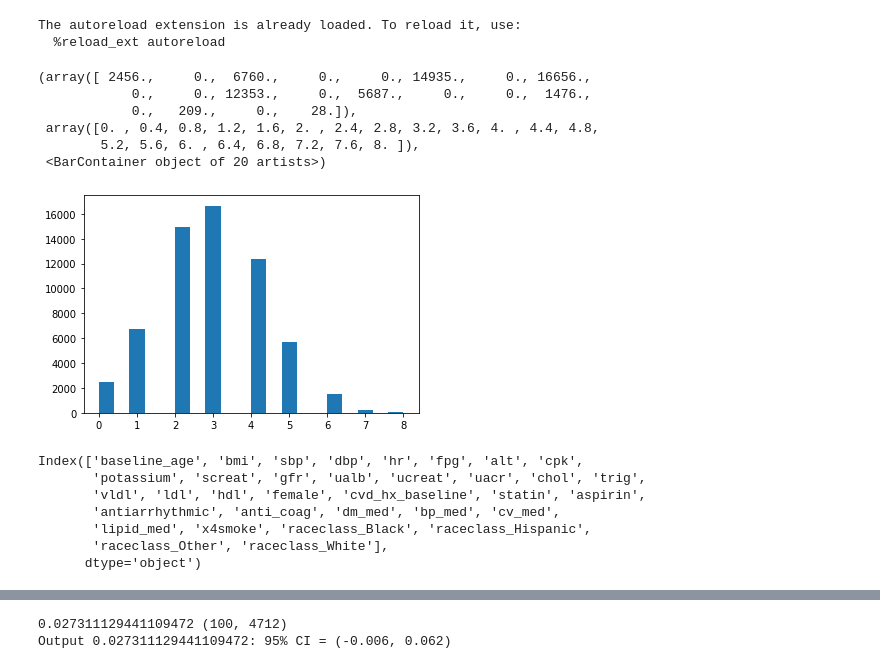
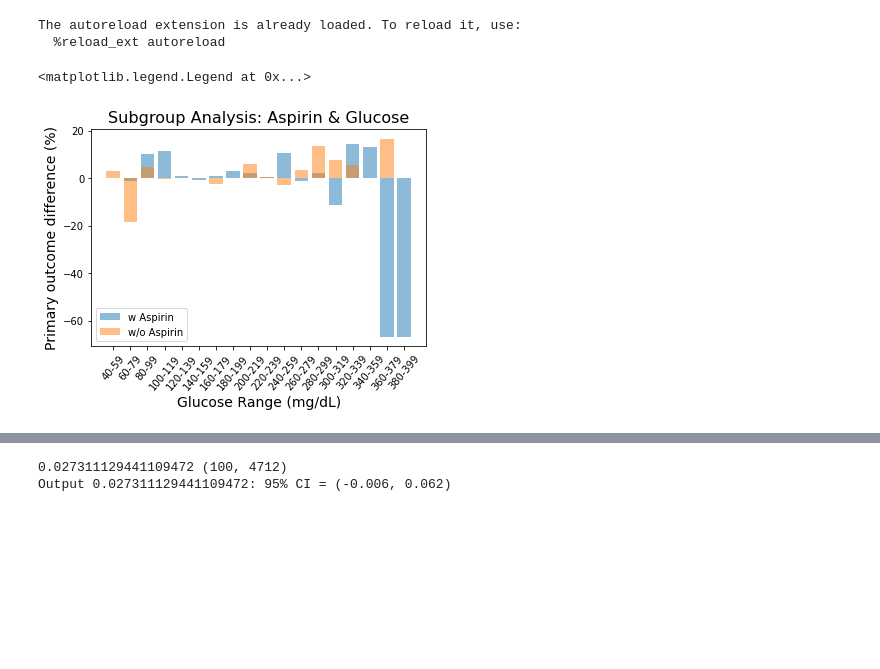
Before and after one commit to q8888620002/Explain_CATE, a Jupyter notebook: accord.ipynb, the cells around one changed output, grey strips where cells are left out. Drawn from its saved outputs; the diff is of its cells as text; code cells hidden in the pictures; blank space fills up the shorter version.

```diff
--- a/accord.ipynb
+++ b/accord.ipynb
@@ -145,16 +145,6 @@ meds['bp_med'] = meds[bp_meds].sum(axis=1)
 meds['cv_med'] = meds[cv_meds].sum(axis=1)
 meds['lipid_med'] = meds[lipid_meds].sum(axis=1)
 # meds["nagents"] = meds[totalmeds].sum(axis=1)
-# %%
-plt.hist(meds["dm_med"], bins=20)
-# %% [output]
-(array([ 2456.,     0.,  6760.,     0.,     0., 14935.,     0., 16656.,
-            0.,     0., 12353.,     0.,  5687.,     0.,     0.,  1476.,
-            0.,   209.,     0.,    28.]),
- array([0. , 0.4, 0.8, 1.2, 1.6, 2. , 2.4, 2.8, 3.2, 3.6, 4. , 4.4, 4.8,
-        5.2, 5.6, 6. , 6.4, 6.8, 7.2, 7.6, 8. ]),
- <BarContainer object of 20 artists>)
-[figure, removed]
 # %%
 
 dfs = [
@@ -214,17 +204,59 @@ data["treatment"] = np.where(data["treatment"].str.contains("Intensive BP"), 1,
 
 data = data[continuous_vars + cate_vars + binary_vars + [treatment] + [outcome]]
 
-scaler = preprocessing.MinMaxScaler()
-data[continuous_vars] = scaler.fit_transform(data[continuous_vars])
-data = pd.get_dummies(data, columns=cate_vars)
-names = data.drop([treatment, outcome], axis=1).columns
-print(names)
+# scaler = preprocessing.MinMaxScaler()
+# data[continuous_vars] = scaler.fit_transform(data[continuous_vars])
+# data = pd.get_dummies(data, columns=cate_vars)
+# names = data.drop([treatment, outcome], axis=1).columns
+# print(names)
-# %% [output]
-Index(['baseline_age', 'bmi', 'sbp', 'dbp', 'hr', 'fpg', 'alt', 'cpk',
-       'potassium', 'screat', 'gfr', 'ualb', 'ucreat', 'uacr', 'chol', 'trig',
-       'vldl', 'ldl', 'hdl', 'female', 'cvd_hx_baseline', 'statin', 'aspirin',
-       'antiarrhythmic', 'anti_coag', 'dm_med', 'bp_med', 'cv_med',
-       'lipid_med', 'x4smoke', 'raceclass_Black', 'raceclass_Hispanic',
-       'raceclass_Other', 'raceclass_White'],
-      dtype='object')
+# %%
+subgroup = data[['aspirin','fpg', 'treatment', 'censor_po']].dropna()
+# %%
+# Group by fpg_group, treatment, and then calculate the mean of censor_po
+
+subgroup['fpg_group'] = (subgroup['fpg'] // 20).astype(int)
+subgroup['pt_count'] = subgroup.groupby('fpg_group')['fpg_group'].transform('count')
+group_counts = subgroup[['fpg_group', 'pt_count']].drop_duplicates()
+
+grouped_with_aspirin = subgroup[subgroup['aspirin'] == 1.0].groupby(['fpg_group', 'treatment'])['censor_po'].mean().unstack()
+# Calculate the absolute difference between treated and control
+grouped_with_aspirin['abs_diff'] = (grouped_with_aspirin[1] - grouped_with_aspirin[0]) * 100
+grouped_with_aspirin = grouped_with_aspirin.reset_index()[['fpg_group', 'abs_diff']]
+
+# Group by fpg_group, treatment, and then calculate the mean of censor_po
+grouped_without_aspirin = subgroup[subgroup['aspirin'] == 0.0].groupby(['fpg_group', 'treatment'])['censor_po'].mean().unstack()
+
+# Calculate the absolute difference between treated and control
+grouped_without_aspirin['abs_diff'] = (grouped_without_aspirin[1] - grouped_without_aspirin[0])* 100
+grouped_without_aspirin = grouped_without_aspirin.reset_index()[['fpg_group', 'abs_diff']]
+grouped_without_aspirin
+
+
+result = pd.concat([grouped_with_aspirin.set_index('fpg_group'),
+                    grouped_without_aspirin.set_index('fpg_group').rename(columns={'abs_diff': 'abs_diff_without_aspirin'})],
+                   axis=1)
+
+# Reset the index for the final table
+
+
+result = result.reset_index()
+
+result['fpg_range'] = result['fpg_group'].apply(lambda x: f"{x*20}-{(x+1)*20-1}")
+result = result.merge(group_counts, on='fpg_group', how='left')
+result = result.drop('fpg_group', axis=1)
+
+result.dropna(inplace=True)
+
+plt.bar(result['fpg_range'], result['abs_diff'], alpha=0.5, label="w Aspirin")
+plt.bar(result['fpg_range'], result['abs_diff_without_aspirin'],alpha=0.5, label="w/o Aspirin")
+
+plt.ylabel('Primary outcome difference (%)', size=14)
+plt.xlabel("Glucose Range (mg/dL)", size=14)
+plt.xticks(rotation=50)
+
+plt.title("Subgroup Analysis: Aspirin & Glucose", size=16)
+plt.legend()
+# %% [output]
+<matplotlib.legend.Legend at 0x...>
+[figure, added]
 # %%
```
Also changed, not shown: parts of 6 cells of this notebook, 10 other files.
